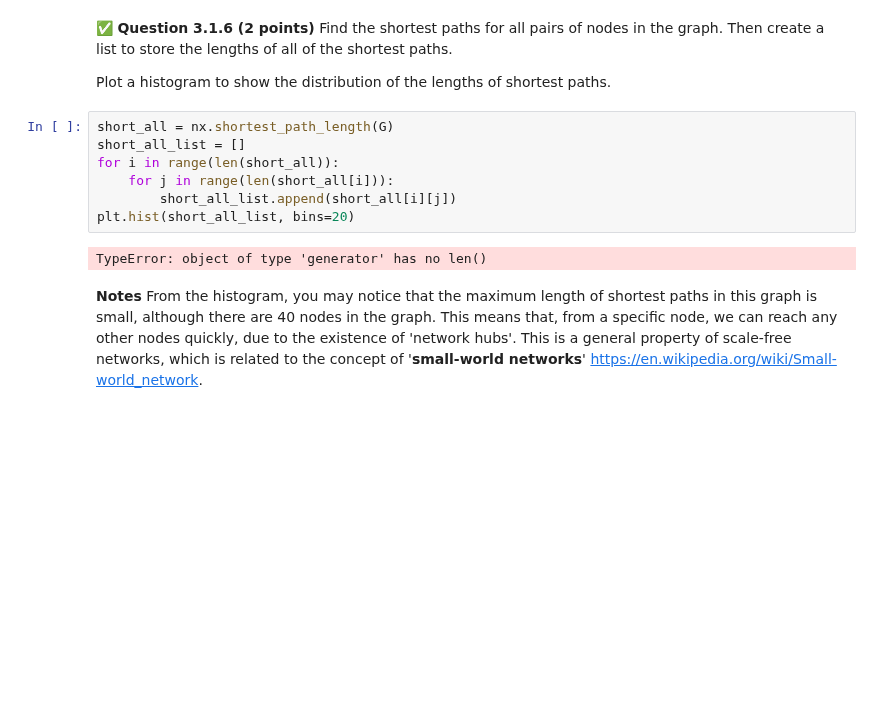
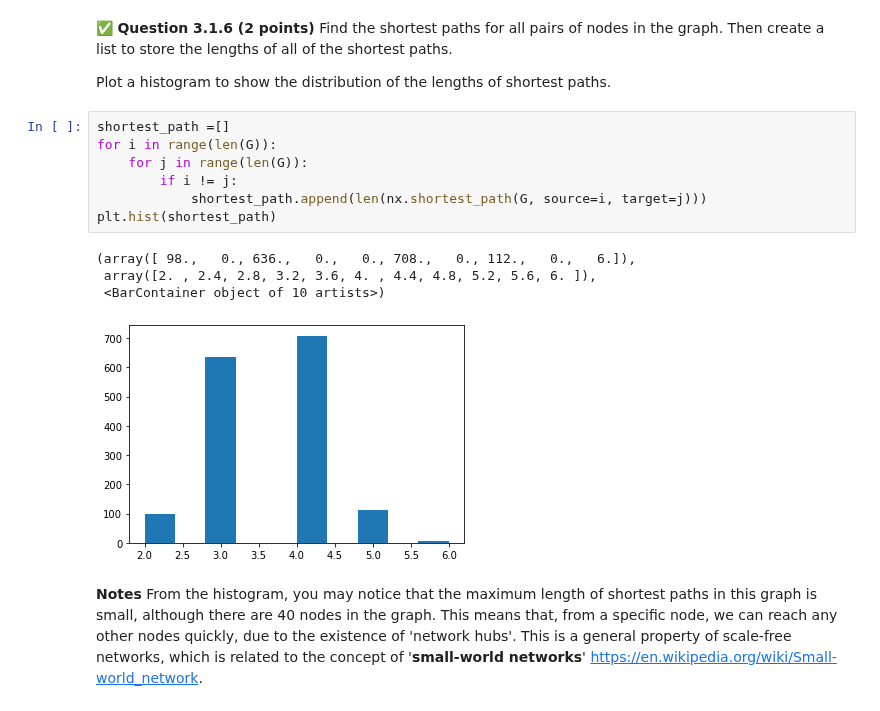
Before and after one commit to Rajmeet/cmse202-s22-turnin, a Jupyter notebook: hw-03/HW-03_ABMAndGraphTheory-STUDENT.ipynb, the cells around one changed output. Cells and saved outputs as stored; diff of their text form; blank space fills up the shorter version.

```diff
--- a/hw-03/HW-03_ABMAndGraphTheory-STUDENT.ipynb
+++ b/hw-03/HW-03_ABMAndGraphTheory-STUDENT.ipynb
@@ -339,14 +339,17 @@ print(len(nx.shortest_path(G, 11, 10)))
 
 Plot a histogram to show the distribution of the lengths of shortest paths.
 # %%
-short_all = nx.shortest_path_length(G)
-short_all_list = []
-for i in range(len(short_all)):
-    for j in range(len(short_all[i])):
-        short_all_list.append(short_all[i][j])
-plt.hist(short_all_list, bins=20)
+shortest_path =[]
+for i in range(len(G)):
+    for j in range(len(G)):
+        if i != j:
+            shortest_path.append(len(nx.shortest_path(G, source=i, target=j)))
+plt.hist(shortest_path)
 # %% [output]
-TypeError: object of type 'generator' has no len()
+(array([ 98.,   0., 636.,   0.,   0., 708.,   0., 112.,   0.,   6.]),
+ array([2. , 2.4, 2.8, 3.2, 3.6, 4. , 4.4, 4.8, 5.2, 5.6, 6. ]),
+ <BarContainer object of 10 artists>)
+[figure, added]
 # %% [markdown]
 **Notes** From the histogram, you may notice that the maximum length of shortest paths in this graph is small, although there are 40 nodes in the graph. This means that, from a specific node, we can reach any other nodes quickly, due to the existence of 'network hubs'. This is a general property of scale-free networks, which is related to the concept of '**small-world networks**' https://en.wikipedia.org/wiki/Small-world_network.
 # %% [markdown]
```
Also changed, not shown: parts of 7 cells of this notebook.
